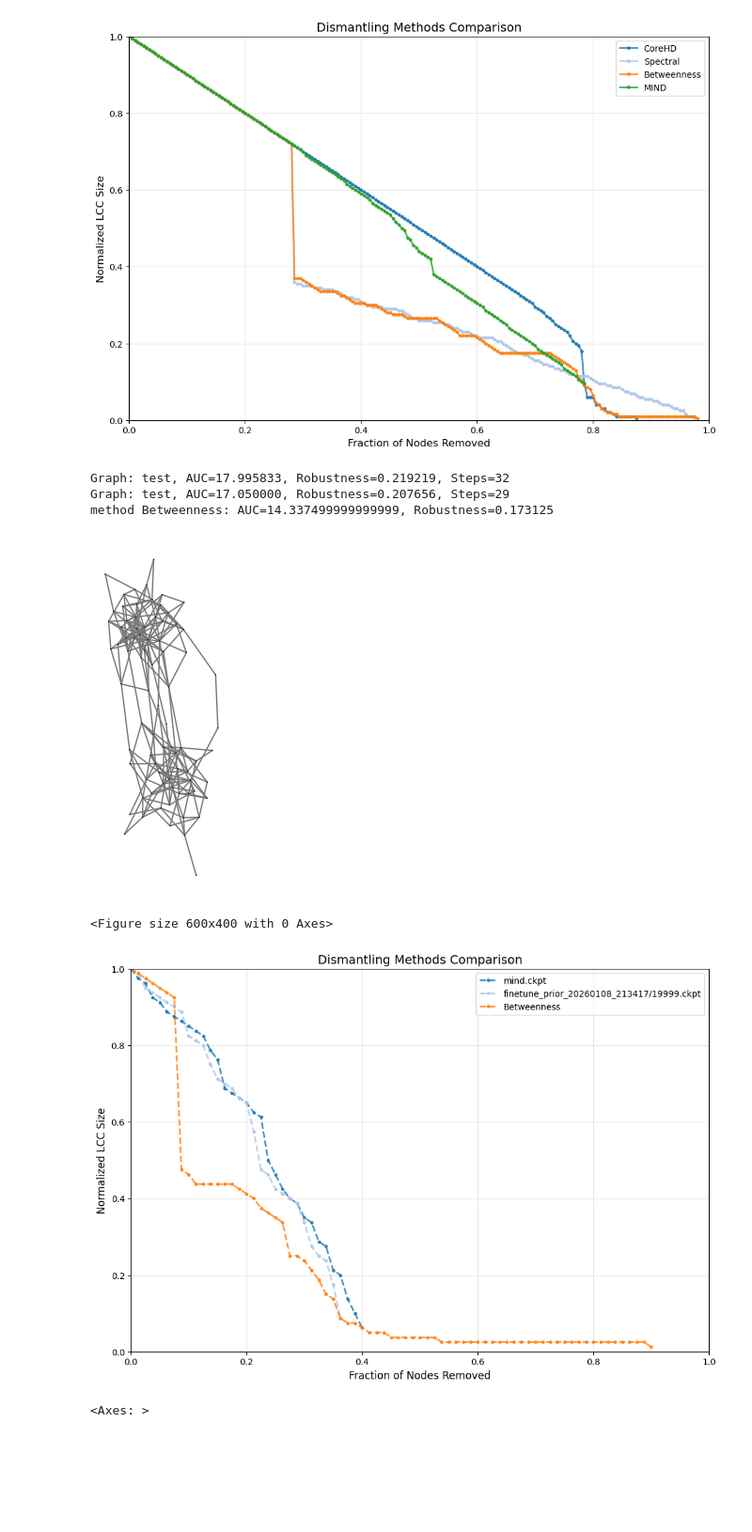
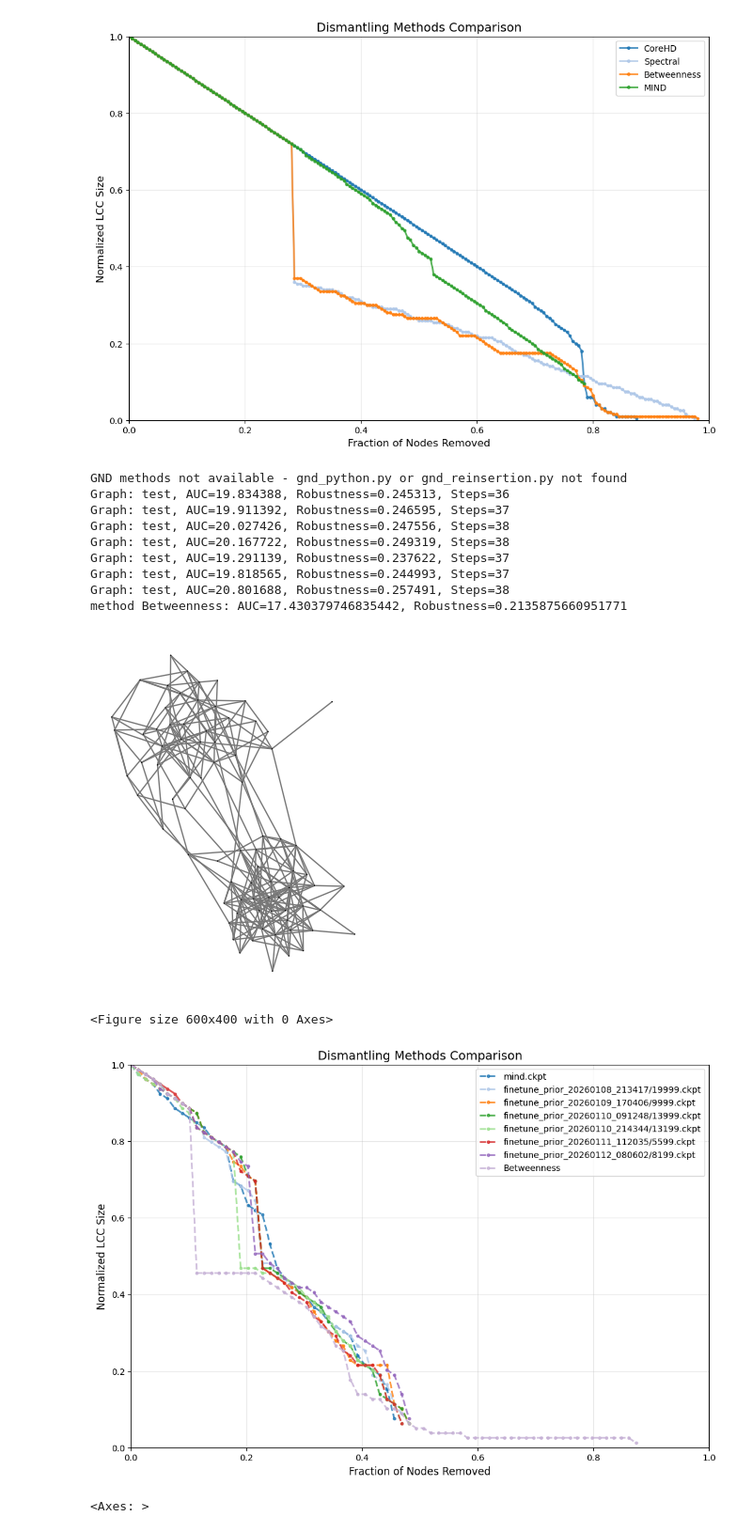
Before and after one commit to Rich-Chaw/MIND-ND, a Jupyter notebook: baseline.ipynb, the cells around one changed output. Shown at 94% size. Cells and saved outputs as stored; diff of their text form; code cells hidden in the pictures; blank space fills up the shorter version.

```diff
--- a/baseline.ipynb
+++ b/baseline.ipynb
@@ -268,16 +270,17 @@ compare_mind_ckpts = [
                     # 'saved/finetune_20251216_180547/9999.ckpt',
                     # 'saved/finetune_20251216_180547/7999.ckpt',
                     # 'saved/finetune_20251217_145647/5999.ckpt',
-                    'saved/finetune_20251218_185945/13499.ckpt', #100-200,RGG
-                    'saved/finetune_20251222_000136/6499.ckpt',  #100-200,SBM
-                    'saved/finetune_20251222_210303/2999.ckpt',  #100-200,SBM,spectral
-                    'saved/finetune_20251223_141913/2999.ckpt',   #100-200,SBM,betweenness
-                    'saved/finetune_20251229_155032/2999.ckpt',  #100-200,SBM,betweenness,prior
-                    'saved/finetune_20251230_001358/2999.ckpt', #100-200,SBM,betweenness,prior
-                    'saved/finetune_20251230_212246/3999.ckpt', #100-200,SBM,betweenness,prior
-                    "saved/finetune_20251231_163953/warmup/warmup_best_step_130_auc_0.2715.ckpt",
-                    "saved/finetune_20251231_172949/13999.ckpt",
-                    "saved/finetune_20260101_131746/6199.ckpt",
+                    # 'saved/finetune_20251218_185945/13499.ckpt', #100-200,RGG
+                    # 'saved/finetune_20251222_000136/6499.ckpt',  #100-200,SBM
+                    # 'saved/finetune_20251222_210303/2999.ckpt',  #100-200,SBM,spectral
+                    # 'saved/finetune_20251223_141913/2999.ckpt',   #100-200,SBM,betweenness
+                    # 'saved/finetune_20251229_155032/2999.ckpt',  #100-200,SBM,betweenness,prior
+                    # 'saved/finetune_20251230_001358/2999.ckpt', #100-200,SBM,betweenness,prior
+                    # 'saved/finetune_20251230_212246/3999.ckpt', #100-200,SBM,betweenness,prior
+                    # "saved/finetune_20251231_163953/warmup/warmup_best_step_130_auc_0.2715.ckpt",
+                    # "saved/finetune_20251231_172949/13999.ckpt",
+                    # "saved/finetune_20260101_131746/6199.ckpt",
+                    "saved/finetune_prior_20260110_214344/13199.ckpt"
                     ]
 
 for idx, ckpt_pth in enumerate(compare_mind_ckpts):
@@ -369,24 +365,23 @@ import baseline
 import visualize_dismantling
 importlib.reload(visualize_dismantling)
 importlib.reload(baseline)
-from graphs import graph_models
+from utils import graph_models
 importlib.reload(graph_models)
 from utils.plot import plot_graph
 from utils.common import load_g
-from graphs.graph_models import *
+from utils.graph_models import *
 from baseline import baseline_dismantling,METHODS
 
 g = SBM(80,p_in=0.15,p_out=0.0075,num_blocks=2)
 # g = SBM(200, p_in=0.3,p_out=0.01, num_blocks=2)
 # g = DCSBM(120,p_in=0.3,p_out=0.01,num_blocks=5)
-# g = ring_community(80,p_in=0.15,num_communities=4)
-# g = star_community(120,p_in=0.1,num_communities=5)
+# g = ring_community(80,p_in=0.2,num_communities=4)
+# g = star_community(120,p_in=0.15,num_communities=5)
 # g = WS(80, k=8, p=0.5)
 # g = barbell(120,p_in=0.1,path_len=3,type="ER")
 # g = ig.Graph.Erdos_Renyi(80,0.2)
 # g = ig.Graph.Barabasi(80,m=8)
-# g = load_g("graphs/train/50_100_BR_1000/00006_StarCom.pkl",name="test")
-# g = load_g("graphs/train/100_200_SBM_2000/00050.pkl",name="test")
+
 g['name'] = 'test'
 g = g.subgraph(max(g.connected_components(), key=len))
 plot_graph(g)
@@ -399,39 +394,50 @@ compare_mind_ckpts = [
                     # "saved/finetune_prior_20260106_151735/4799.ckpt",
                     # "saved/finetune_prior_20260106_183209/4799.ckpt",
                     # "saved/finetune_prior_20260107_113306/5799.ckpt",
                     # "saved/finetune_prior_20260107_225616/5799.ckpt",
                     # "saved/finetune_20260107_163012/5799.ckpt",
                     # "saved/finetune_20260108_100547/5799.ckpt",
                     # "saved/finetune_prior_20260108_214004/6999.ckpt",
                     "saved/finetune_prior_20260108_213417/19999.ckpt",
+                    "saved/finetune_prior_20260109_170406/9999.ckpt",
+                    "saved/finetune_prior_20260110_091248/13999.ckpt",
+                    "saved/finetune_prior_20260110_214344/13199.ckpt",
+                    "saved/finetune_prior_20260111_112035/5599.ckpt",
+                    "saved/finetune_prior_20260112_080602/8199.ckpt",
                     ]
 
 for idx, ckpt_pth in enumerate(compare_mind_ckpts):
     _, _, test_removals  = dismantling(g,'MIND',step_ratio=0.0,ckpt_pth=ckpt_pth)
     method_name = ckpt_pth.split("/",1)[-1]
     all_results[method_name] = test_removals
 
 from baseline import baseline_dismantling,METHODS
 methods = {
     # "Spectral":METHODS['Spectral'],
     # "Degree":METHODS['Degree'],
     "Betweenness":METHODS['Betweenness'],
     # "BetweennessNA":METHODS['BetweennessNA'],
     # "CI": METHODS['CI'],
     # 'FINDER':METHODS['FINDER']
 }
 baseline_results = baseline_dismantling(g,methods,visualize=False)
 all_results.update(baseline_results)
 
 from visualize_dismantling import visualize_multiple_curve
 visualize_multiple_curve(g,all_results)
 # %% [output]
-Graph: test, AUC=17.995833, Robustness=0.219219, Steps=32
-Graph: test, AUC=17.050000, Robustness=0.207656, Steps=29
-method Betweenness: AUC=14.337499999999999, Robustness=0.173125
+GND methods not available - gnd_python.py or gnd_reinsertion.py not found
+Graph: test, AUC=19.834388, Robustness=0.245313, Steps=36
+Graph: test, AUC=19.911392, Robustness=0.246595, Steps=37
+Graph: test, AUC=20.027426, Robustness=0.247556, Steps=38
+Graph: test, AUC=20.167722, Robustness=0.249319, Steps=38
+Graph: test, AUC=19.291139, Robustness=0.237622, Steps=37
+Graph: test, AUC=19.818565, Robustness=0.244993, Steps=37
+Graph: test, AUC=20.801688, Robustness=0.257491, Steps=38
+method Betweenness: AUC=17.430379746835442, Robustness=0.2135875660951771
-[figure, old version]
+[figure, new version]
 <Figure size 600x400 with 0 Axes>
-[figure, old version]
+[figure, new version]
 # %%
 #### BA
 G = ig.Graph.Barabasi(n=300, m=1, directed=False)
```
Also changed, not shown: parts of 4 cells of this notebook, 11 other files.
